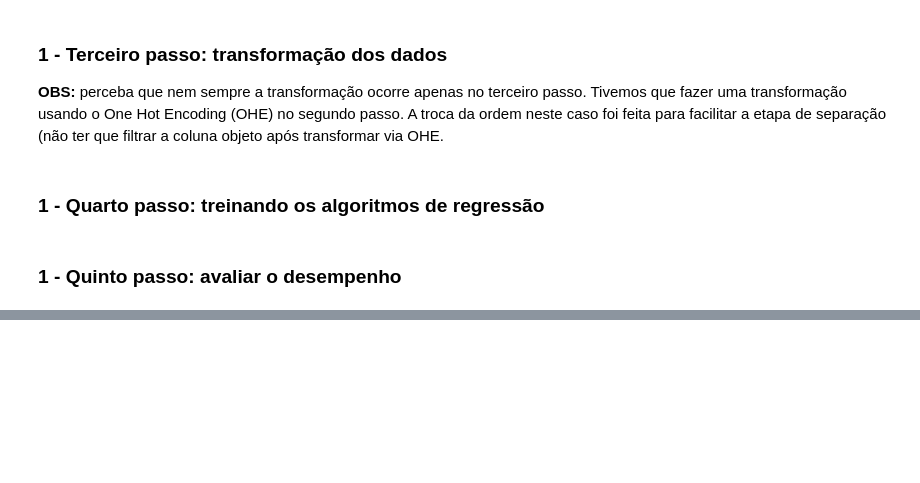
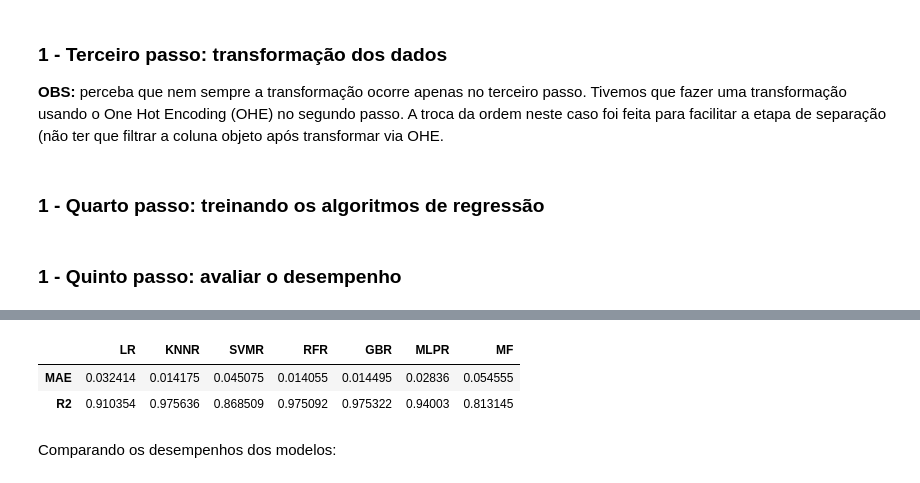
Before and after one commit to simcomat/minicurso_ai4physics, a Jupyter notebook: notebooks/2-Regressao.ipynb, the cells around one changed output, grey strips where cells are left out. Drawn from its saved outputs; the diff is of its cells as text; code cells hidden in the pictures; blank space fills up the shorter version.

```diff
--- a/notebooks/2-Regressao.ipynb
+++ b/notebooks/2-Regressao.ipynb
@@ -176,0 +205,12 @@ for rg_name, rg in regressores.items():
+# %%
+def encontra_velocidade(altura, objeto0, objeto1, objeto2):
+    g=9.8
+    # O MF sabe o beta devido a teoria
+    if objeto0==1:
+        beta=2/5 # Esfera
+    elif objeto1==1:
+        beta=1/2 # Cilindro
+    elif objeto2==1:
+        beta=1 # Aro
+    vel_med = (0.5)*(2*g*altura/(1+beta))**0.5
+    return vel_med
@@ -176,0 +228,9 @@ for rg_name, rg in regressores.items():
+# %%
+resultado_teste_regressao = pd.DataFrame(data=resultados)
+resultado_teste_regressao.head()
+# %% [output]
+|  | LR | KNNR | SVMR | RFR | GBR | MLPR | MF |
+| MAE | 0.032414 | 0.014175 | 0.045075 | 0.014055 | 0.014495 | 0.02836 | 0.054555 |
+| R2 | 0.910354 | 0.975636 | 0.868509 | 0.975092 | 0.975322 | 0.94003 | 0.813145 |
+# %% [markdown]
+Comparando os desempenhos dos modelos:
```
Also changed, not shown: parts of 14 cells of this notebook, 2 other files.
